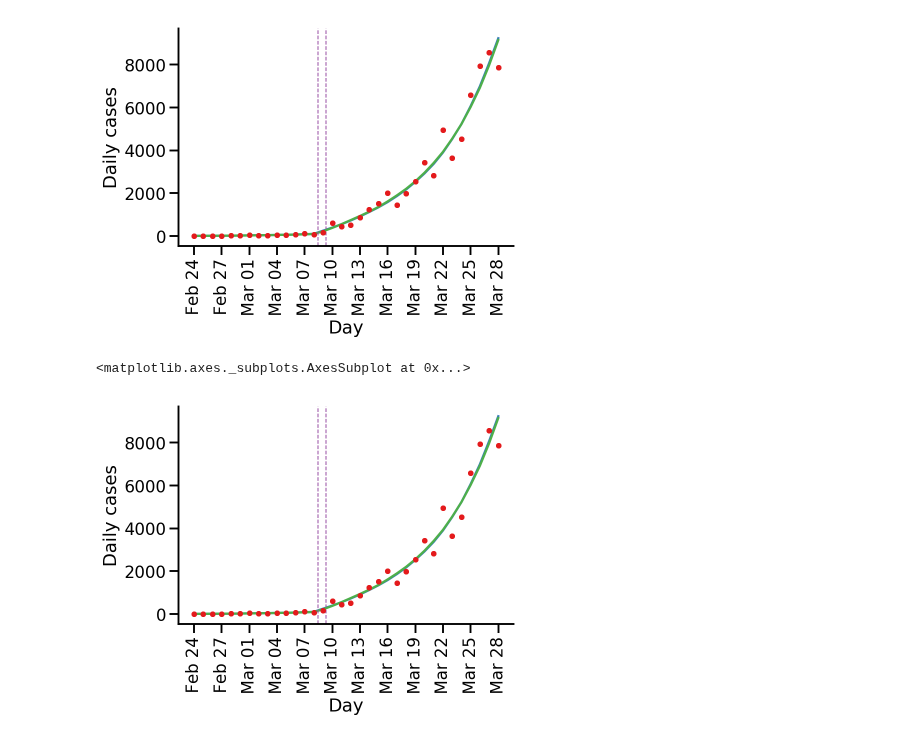
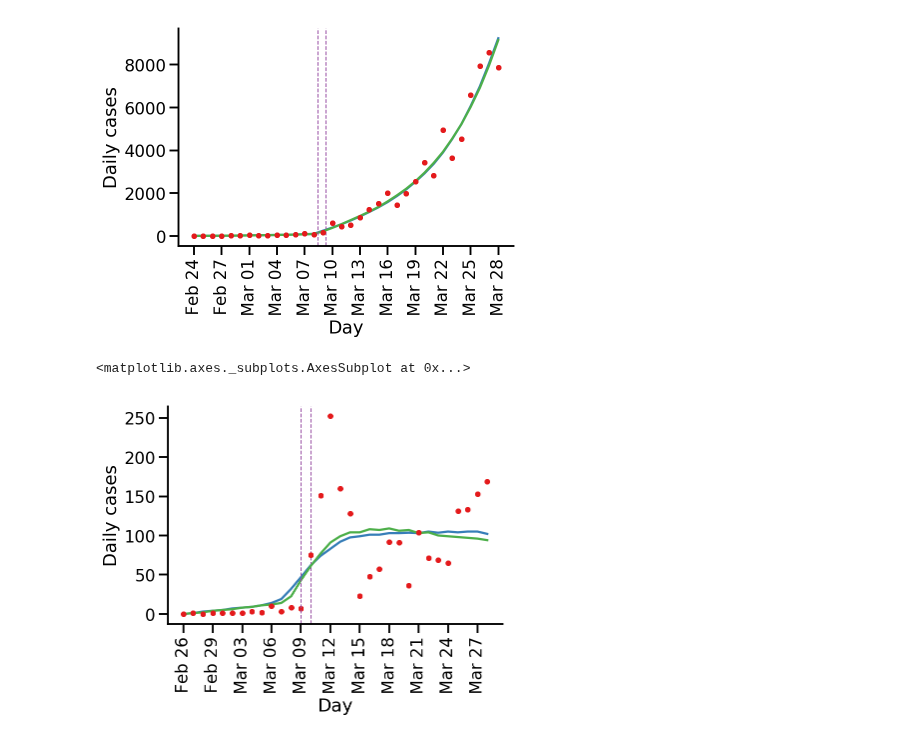
Before and after one commit to yoavram-lab/EffectiveNPI, a Jupyter notebook: src/model_selection_reports/uniform-vs-normal-model-selection.ipynb, the cells around one changed output. Drawn from its saved outputs; the diff is of its cells as text; code cells hidden in the pictures.

Commit message:
fixed plots to accept delta

```diff
--- a/src/model_selection_reports/uniform-vs-normal-model-selection.ipynb
+++ b/src/model_selection_reports/uniform-vs-normal-model-selection.ipynb
@@ -165,11 +165,11 @@ plot_incidences(ax,color=green)
 [figure]
 # %%
 dir_name = '../{}/{}/inference/'.format('output','2020-04-29-prior-walkers-autocorr-model1-uniform')
-load_data(dir_name+'Spain'+'.npz','Spain')
+load_data(dir_name+'Denmark'+'.npz','Denmark')
 ax = plot_incidences()
 dir_name = '../{}/{}/inference/'.format('output','2020-04-30-prior-walkers-model2-normal')
-load_data(dir_name+'Spain'+'.npz','Spain')
+load_data(dir_name+'Denmark'+'.npz','Denmark')
 plot_incidences(ax,color=green)
 # %% [output]
 <matplotlib.axes._subplots.AxesSubplot at 0x...>
-[figure, old version]
+[figure, new version]
```
Also changed, not shown: parts of 2 cells of this notebook, 3 other files.
